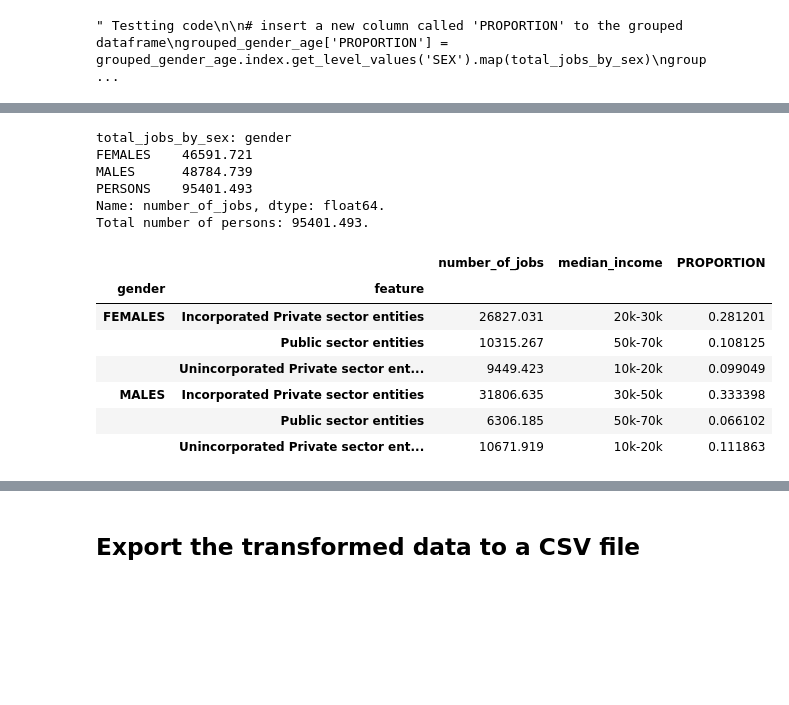
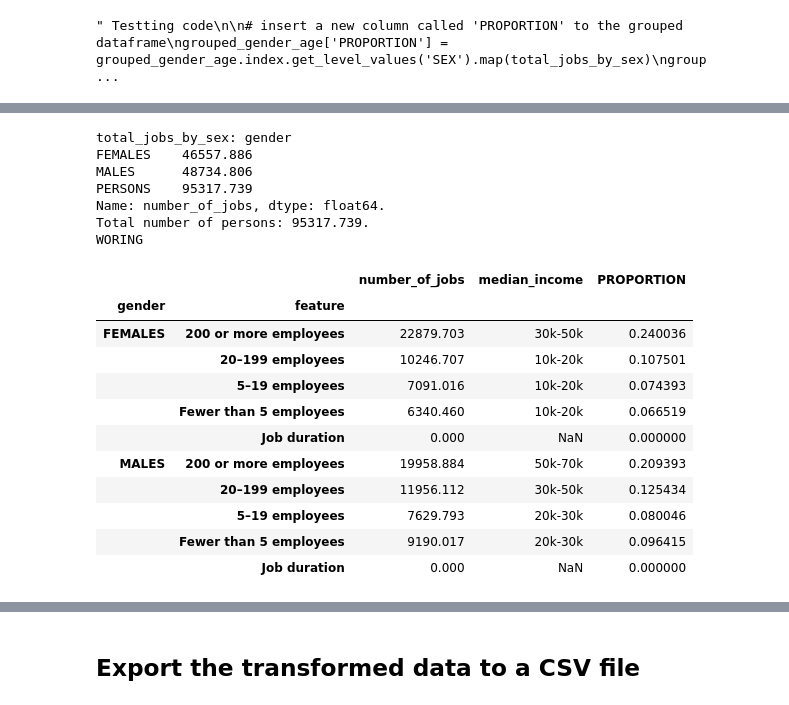
Before and after one commit to JOHNSON2746/DataScience_Project_Team_25, a Jupyter notebook: code/processor/data_transformation_v2.ipynb, the cells around one changed output, grey strips where cells are left out. Saved outputs shown, nothing was run; the diff lists cells and outputs as text; code cells hidden in the pictures; blank space fills up the shorter version.

Commit message:
new transformed files

```diff
--- a/code/processor/data_transformation_v2.ipynb
+++ b/code/processor/data_transformation_v2.ipynb
@@ -109,15 +109,18 @@ def data_transformation(file_path: str, op_col1: str):
     # inser a new column called 'PROPORTION' to the grouped dataframe
     grouped_df['PROPORTION'] = grouped_df.index.get_level_values('gender').map(total_jobs_by_sex)
     grouped_df['PROPORTION'] = grouped_df['number_of_jobs'] / total_persons  # grouped_df['PROPORTION']
-    # filter out rows where 'gender' is 'PERSONS' or op_col1 is 'Industry' or 'Institutional sector'
+    # filter out rows where 'gender' is 'PERSONS' or op_col1 is 'Industry' or 'Institutional sector' or "Age group" or "Total"
     filter = (
         (grouped_df.index.get_level_values('gender') != 'PERSONS') &
         (grouped_df.index.get_level_values(op_col1) != 'Industry') &
         (grouped_df.index.get_level_values(op_col1) != 'Institutional sector') &
         (grouped_df.index.get_level_values(op_col1) != 'Type of legal organisation') &
-        (grouped_df.index.get_level_values(op_col1) != 'Employment size')
+        (grouped_df.index.get_level_values(op_col1) != 'Employment size') &
+        (grouped_df.index.get_level_values(op_col1) != 'Age group') &
+        (grouped_df.index.get_level_values(op_col1) != 'Total')
     )
     grouped_df = grouped_df[filter]
+    print("WORING")
 
     # divided the median_income column by 5
     if 'median_income' in grouped_df.columns:
@@ -190,17 +217,22 @@ Data transformation completed successfully.
 # %%
-employmentType_transformed = data_transformation('/Users/zigeliang/Desktop/25S2 DS Project/DS Projects Read Data/Employment size_gender.csv', 'feature')
+employmentSize_transformed = data_transformation('/Users/zigeliang/Documents/GitHub/DataScience_Project_Team_25/data/pre_transform/Employment size_gender.csv', 'feature')
 # %% [output]
 total_jobs_by_sex: gender
-FEMALES    46591.721
-MALES      48784.739
-PERSONS    95401.493
+FEMALES    46557.886
+MALES      48734.806
+PERSONS    95317.739
 Name: number_of_jobs, dtype: float64.
-Total number of persons: 95401.493.
+Total number of persons: 95317.739.
+WORING
 |  |  | number_of_jobs | median_income | PROPORTION |
 | gender | feature |  |  |  |
-| FEMALES | Incorporated Private sector entities | 26827.031 | 20k-30k | 0.281201 |
-|  | Public sector entities | 10315.267 | 50k-70k | 0.108125 |
-|  | Unincorporated Private sector ent... | 9449.423 | 10k-20k | 0.099049 |
-| MALES | Incorporated Private sector entities | 31806.635 | 30k-50k | 0.333398 |
-|  | Public sector entities | 6306.185 | 50k-70k | 0.066102 |
-|  | Unincorporated Private sector ent... | 10671.919 | 10k-20k | 0.111863 |
+| FEMALES | 200 or more employees | 22879.703 | 30k-50k | 0.240036 |
+|  | 20–199 employees | 10246.707 | 10k-20k | 0.107501 |
+|  | 5–19 employees | 7091.016 | 10k-20k | 0.074393 |
+|  | Fewer than 5 employees | 6340.460 | 10k-20k | 0.066519 |
+|  | Job duration | 0.000 | NaN | 0.000000 |
+| MALES | 200 or more employees | 19958.884 | 50k-70k | 0.209393 |
+|  | 20–199 employees | 11956.112 | 30k-50k | 0.125434 |
+|  | 5–19 employees | 7629.793 | 20k-30k | 0.080046 |
+|  | Fewer than 5 employees | 9190.017 | 20k-30k | 0.096415 |
+|  | Job duration | 0.000 | NaN | 0.000000 |
```
Also changed, not shown: parts of 13 cells of this notebook, 4 other files.
